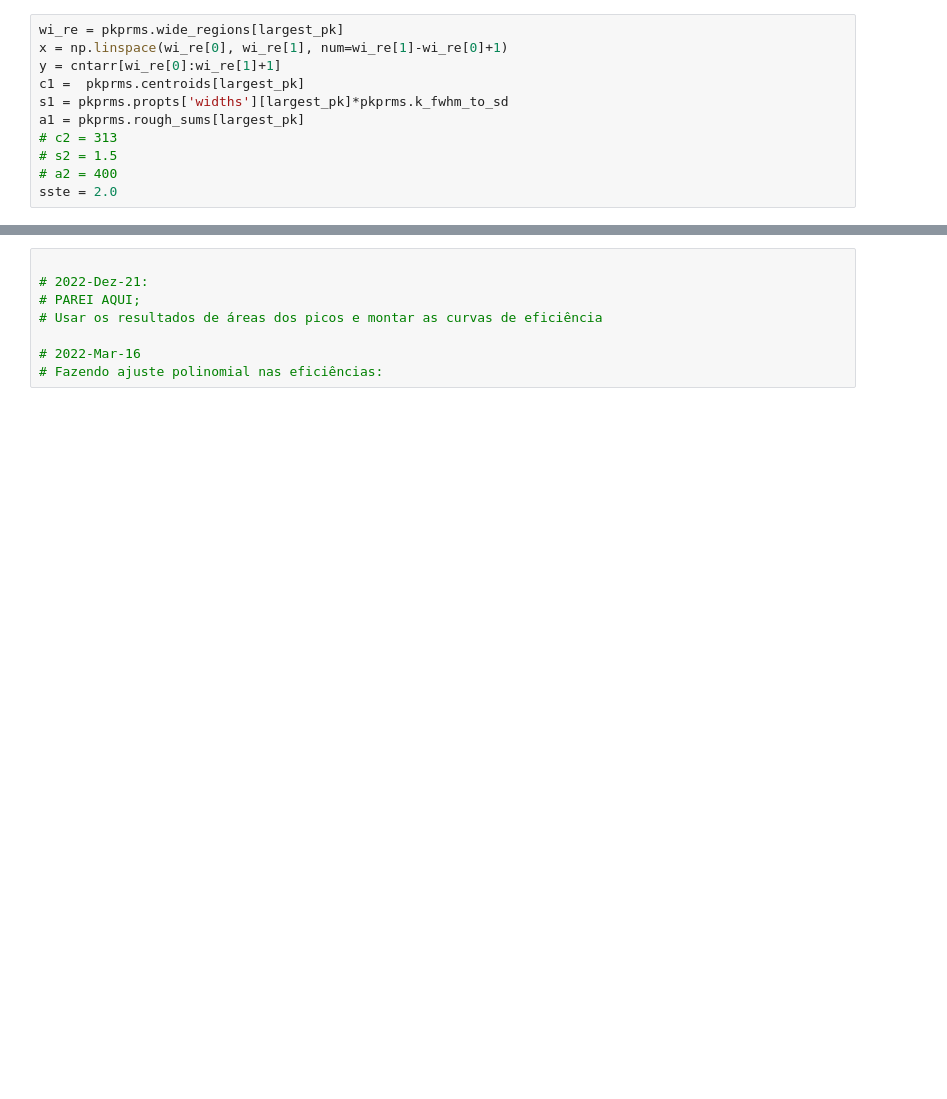
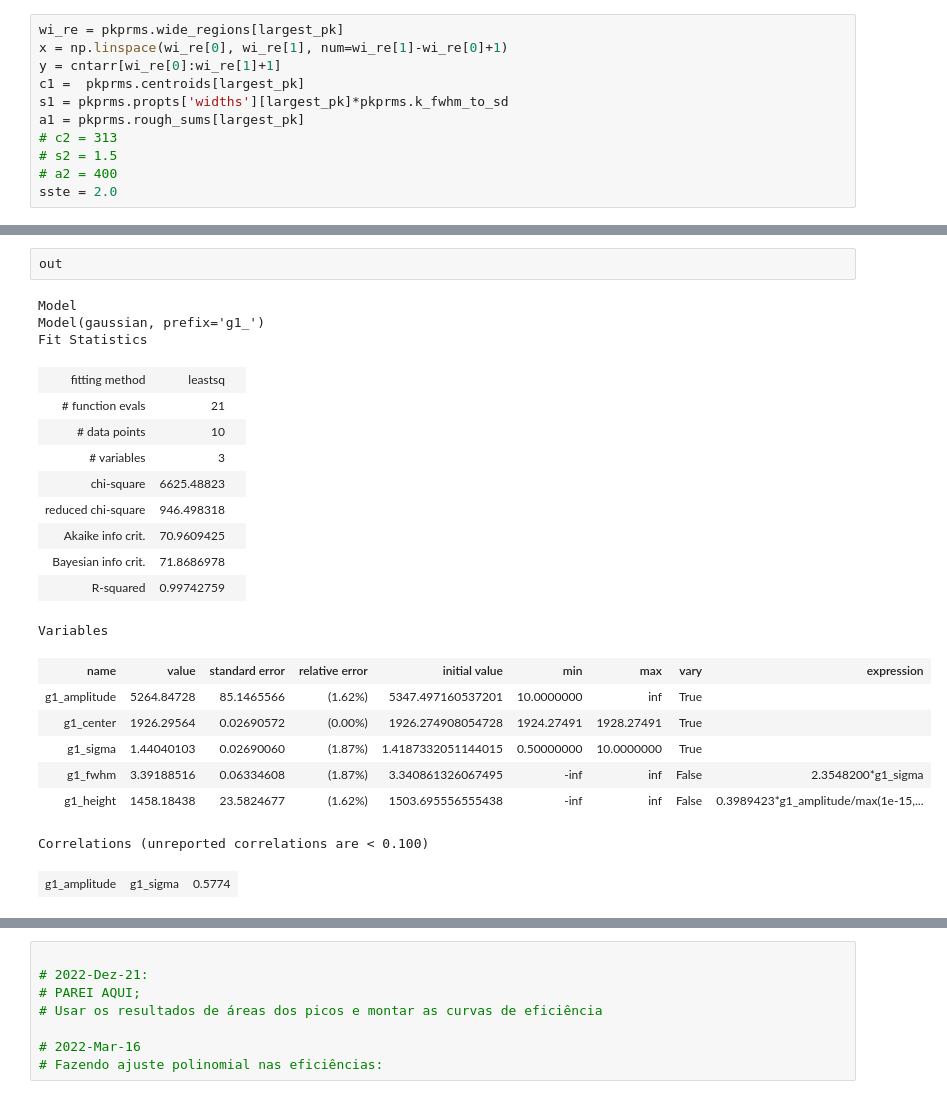
Before and after one commit to terrabela/OGRaySpY, a Jupyter notebook: src/radionuclide_analysis.ipynb, the cells around one changed output, grey strips where cells are left out. Drawn from its saved outputs; the diff is of its cells as text; blank space fills up the shorter version.

Commit message:
Implementing Gaussian lmfit.

```diff
--- a/src/radionuclide_analysis.ipynb
+++ b/src/radionuclide_analysis.ipynb
@@ -395,0 +477,24 @@ axes[1].legend(loc='best')
+# %%
+out
+# %% [output]
+Model
+Model(gaussian, prefix='g1_')
+Fit Statistics
+| fitting method | leastsq |  |
+| # function evals | 21 |  |
+| # data points | 10 |  |
+| # variables | 3 |  |
+| chi-square | 6625.48823 |  |
+| reduced chi-square | 946.498318 |  |
+| Akaike info crit. | 70.9609425 |  |
+| Bayesian info crit. | 71.8686978 |  |
+| R-squared | 0.99742759 |  |
+Variables
+| name | value | standard error | relative error | initial value | min | max | vary | expression |
+| g1_amplitude | 5264.84728 | 85.1465566 | (1.62%) | 5347.497160537201 | 10.0000000 | inf | True |  |
+| g1_center | 1926.29564 | 0.02690572 | (0.00%) | 1926.274908054728 | 1924.27491 | 1928.27491 | True |  |
+| g1_sigma | 1.44040103 | 0.02690060 | (1.87%) | 1.4187332051144015 | 0.50000000 | 10.0000000 | True |  |
+| g1_fwhm | 3.39188516 | 0.06334608 | (1.87%) | 3.340861326067495 | -inf | inf | False | 2.3548200*g1_sigma |
+| g1_height | 1458.18438 | 23.5824677 | (1.62%) | 1503.695556555438 | -inf | inf | False | 0.3989423*g1_amplitude/max(1e-15,... |
+Correlations (unreported correlations are < 0.100)
+| g1_amplitude | g1_sigma | 0.5774 |
```
Also changed, not shown: parts of 26 cells of this notebook.
